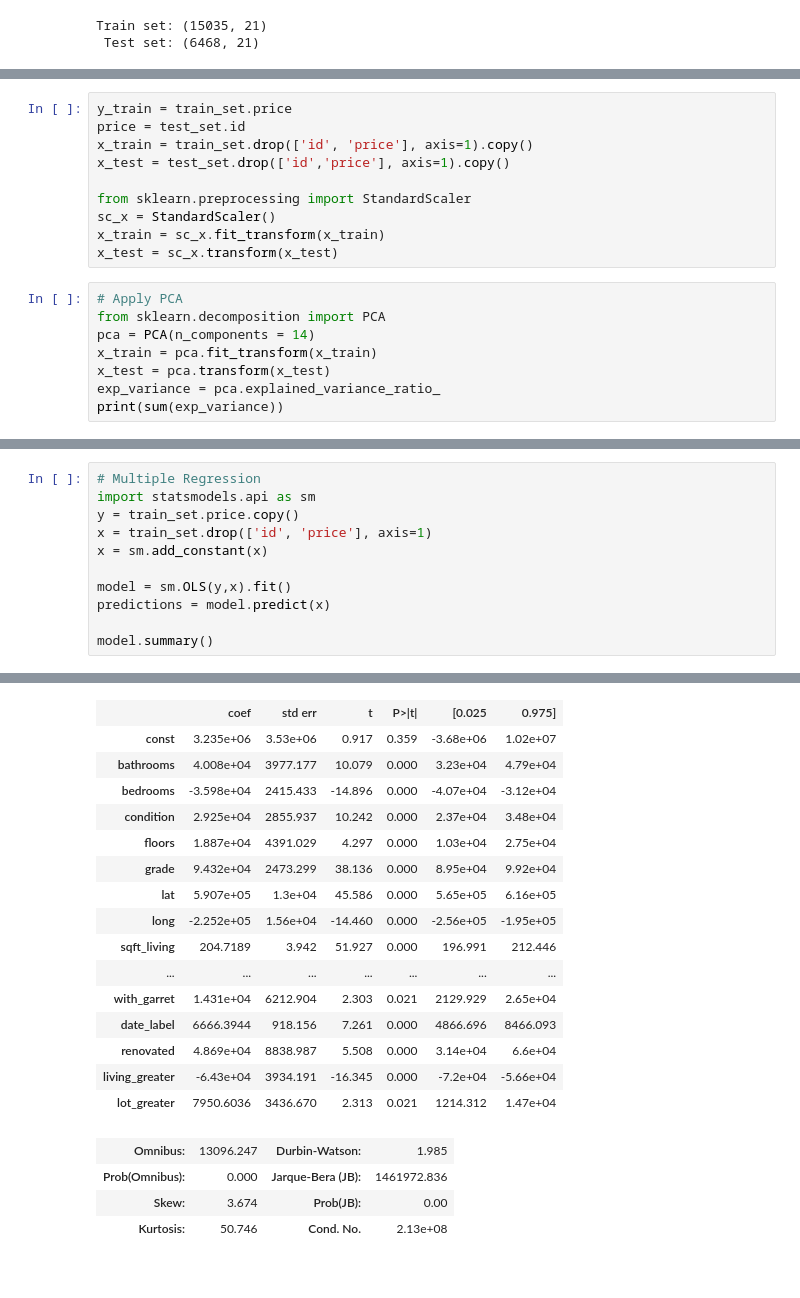
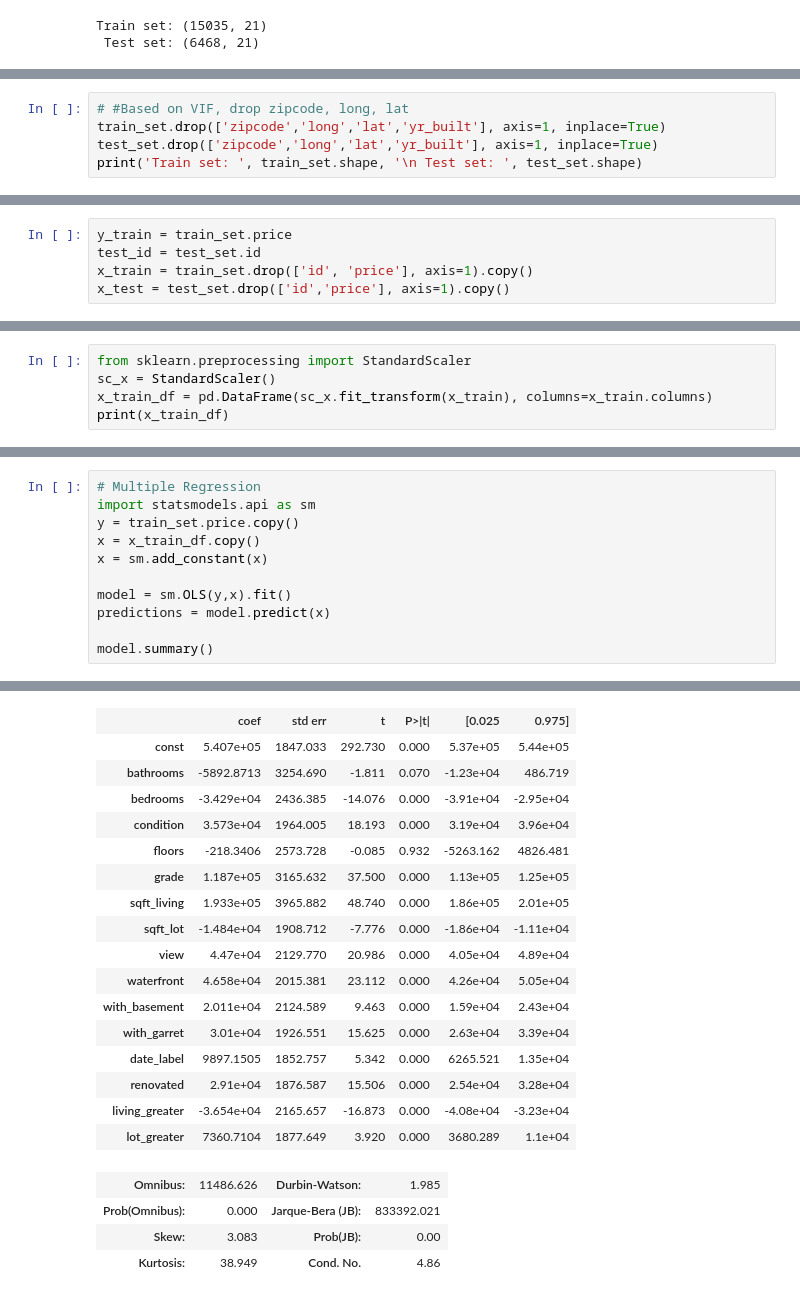
Before and after one commit to YDLEE613/KG, a Jupyter notebook: House_Prices_KR/House_Prices_jupyter.ipynb, the cells around one changed output, grey strips where cells are left out. Saved outputs shown, nothing was run; the diff lists cells and outputs as text.

```diff
--- a/House_Prices_KR/House_Prices_jupyter.ipynb
+++ b/House_Prices_KR/House_Prices_jupyter.ipynb
@@ -268,0 +297,5 @@ Train set: (15035, 21)
+# %%
+# #Based on VIF, drop zipcode, long, lat
+train_set.drop(['zipcode','long','lat','yr_built'], axis=1, inplace=True)
+test_set.drop(['zipcode','long','lat','yr_built'], axis=1, inplace=True)
+print('Train set: ', train_set.shape, '\n Test set: ', test_set.shape)
@@ -269,18 +313,5 @@ Train set: (15035, 21)
 # %%
 y_train = train_set.price
-price = test_set.id
+test_id = test_set.id
 x_train = train_set.drop(['id', 'price'], axis=1).copy()
 x_test = test_set.drop(['id','price'], axis=1).copy()
-
-from sklearn.preprocessing import StandardScaler
-sc_x = StandardScaler()
-x_train = sc_x.fit_transform(x_train)
-x_test = sc_x.transform(x_test)
-# %%
-# Apply PCA
-from sklearn.decomposition import PCA
-pca = PCA(n_components = 14)
-x_train = pca.fit_transform(x_train)
-x_test = pca.transform(x_test)
-exp_variance = pca.explained_variance_ratio_
-print(sum(exp_variance))
@@ -294,0 +318,5 @@ plt.show()
+# %%
+from sklearn.preprocessing import StandardScaler
+sc_x = StandardScaler()
+x_train_df = pd.DataFrame(sc_x.fit_transform(x_train), columns=x_train.columns)
+print(x_train_df)
@@ -296,7 +363,7 @@ plt.show()
 # Multiple Regression
 import statsmodels.api as sm
 y = train_set.price.copy()
-x = train_set.drop(['id', 'price'], axis=1)
+x = x_train_df.copy()
 x = sm.add_constant(x)
 
 model = sm.OLS(y,x).fit()
@@ -316,23 +383,24 @@ OLS Regression Results
 | Covariance Type: | nonrobust |  |  |
 |  | coef | std err | t | P>|t| | [0.025 | 0.975] |
-| const | 3.235e+06 | 3.53e+06 | 0.917 | 0.359 | -3.68e+06 | 1.02e+07 |
-| bathrooms | 4.008e+04 | 3977.177 | 10.079 | 0.000 | 3.23e+04 | 4.79e+04 |
-| bedrooms | -3.598e+04 | 2415.433 | -14.896 | 0.000 | -4.07e+04 | -3.12e+04 |
-| condition | 2.925e+04 | 2855.937 | 10.242 | 0.000 | 2.37e+04 | 3.48e+04 |
-| floors | 1.887e+04 | 4391.029 | 4.297 | 0.000 | 1.03e+04 | 2.75e+04 |
-| grade | 9.432e+04 | 2473.299 | 38.136 | 0.000 | 8.95e+04 | 9.92e+04 |
-| lat | 5.907e+05 | 1.3e+04 | 45.586 | 0.000 | 5.65e+05 | 6.16e+05 |
-| long | -2.252e+05 | 1.56e+04 | -14.460 | 0.000 | -2.56e+05 | -1.95e+05 |
-| sqft_living | 204.7189 | 3.942 | 51.927 | 0.000 | 196.991 | 212.446 |
-| ... | ... | ... | ... | ... | ... | ... |
-| with_garret | 1.431e+04 | 6212.904 | 2.303 | 0.021 | 2129.929 | 2.65e+04 |
-| date_label | 6666.3944 | 918.156 | 7.261 | 0.000 | 4866.696 | 8466.093 |
-| renovated | 4.869e+04 | 8838.987 | 5.508 | 0.000 | 3.14e+04 | 6.6e+04 |
-| living_greater | -6.43e+04 | 3934.191 | -16.345 | 0.000 | -7.2e+04 | -5.66e+04 |
-| lot_greater | 7950.6036 | 3436.670 | 2.313 | 0.021 | 1214.312 | 1.47e+04 |
+| const | 5.407e+05 | 1847.033 | 292.730 | 0.000 | 5.37e+05 | 5.44e+05 |
+| bathrooms | -5892.8713 | 3254.690 | -1.811 | 0.070 | -1.23e+04 | 486.719 |
+| bedrooms | -3.429e+04 | 2436.385 | -14.076 | 0.000 | -3.91e+04 | -2.95e+04 |
+| condition | 3.573e+04 | 1964.005 | 18.193 | 0.000 | 3.19e+04 | 3.96e+04 |
+| floors | -218.3406 | 2573.728 | -0.085 | 0.932 | -5263.162 | 4826.481 |
+| grade | 1.187e+05 | 3165.632 | 37.500 | 0.000 | 1.13e+05 | 1.25e+05 |
+| sqft_living | 1.933e+05 | 3965.882 | 48.740 | 0.000 | 1.86e+05 | 2.01e+05 |
+| sqft_lot | -1.484e+04 | 1908.712 | -7.776 | 0.000 | -1.86e+04 | -1.11e+04 |
+| view | 4.47e+04 | 2129.770 | 20.986 | 0.000 | 4.05e+04 | 4.89e+04 |
+| waterfront | 4.658e+04 | 2015.381 | 23.112 | 0.000 | 4.26e+04 | 5.05e+04 |
+| with_basement | 2.011e+04 | 2124.589 | 9.463 | 0.000 | 1.59e+04 | 2.43e+04 |
+| with_garret | 3.01e+04 | 1926.551 | 15.625 | 0.000 | 2.63e+04 | 3.39e+04 |
+| date_label | 9897.1505 | 1852.757 | 5.342 | 0.000 | 6265.521 | 1.35e+04 |
+| renovated | 2.91e+04 | 1876.587 | 15.506 | 0.000 | 2.54e+04 | 3.28e+04 |
+| living_greater | -3.654e+04 | 2165.657 | -16.873 | 0.000 | -4.08e+04 | -3.23e+04 |
+| lot_greater | 7360.7104 | 1877.649 | 3.920 | 0.000 | 3680.289 | 1.1e+04 |
-| Omnibus: | 13096.247 | Durbin-Watson: | 1.985 |
-| Prob(Omnibus): | 0.000 | Jarque-Bera (JB): | 1461972.836 |
-| Skew: | 3.674 | Prob(JB): | 0.00 |
-| Kurtosis: | 50.746 | Cond. No. | 2.13e+08 |
+| Omnibus: | 11486.626 | Durbin-Watson: | 1.985 |
+| Prob(Omnibus): | 0.000 | Jarque-Bera (JB): | 833392.021 |
+| Skew: | 3.083 | Prob(JB): | 0.00 |
+| Kurtosis: | 38.949 | Cond. No. | 4.86 |
 Warnings:
 [1] Standard Errors assume that the covariance matrix of the errors is correctly specified.
```
Also changed, not shown: parts of 24 cells of this notebook.
